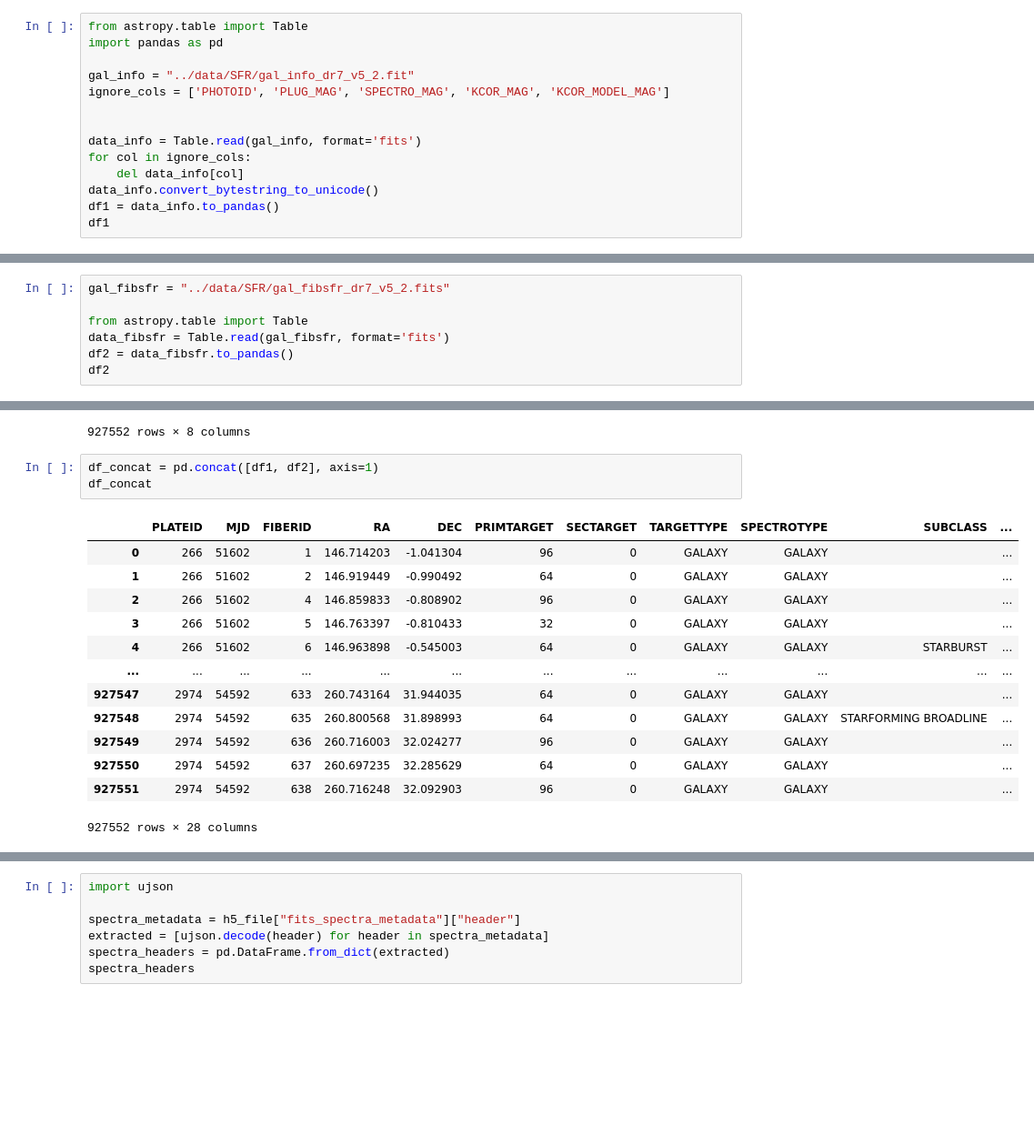
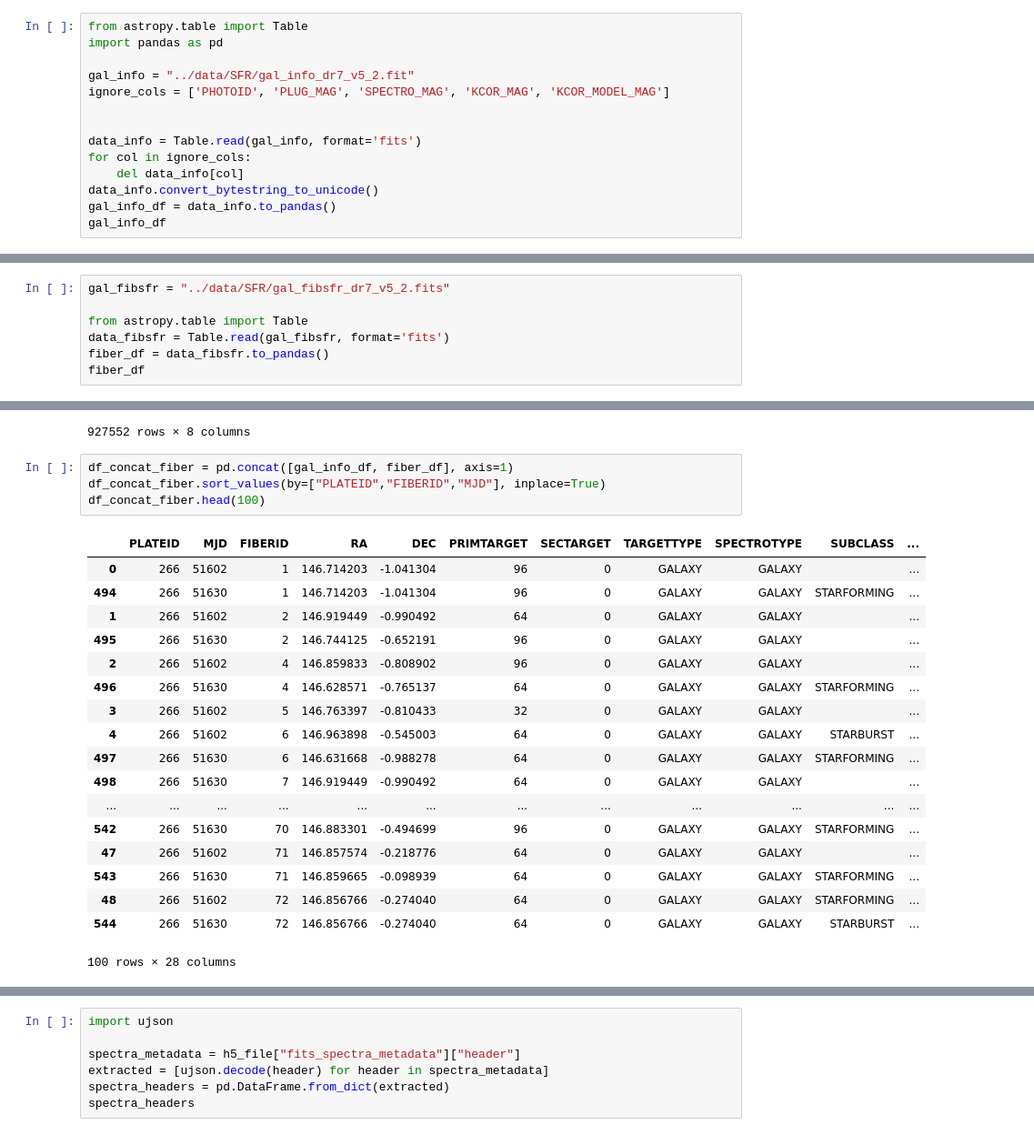
Before and after one commit to nadvornikjiri/HiSS-Cube, a Jupyter notebook: notebooks/SNR tests.ipynb, the cells around one changed output, grey strips where cells are left out. Shown at 91% size. Drawn from its saved outputs; the diff is of its cells as text; blank space fills up the shorter version.

```diff
--- a/notebooks/SNR tests.ipynb
+++ b/notebooks/SNR tests.ipynb
@@ -10,8 +10,8 @@ data_info = Table.read(gal_info, format='fits')
 for col in ignore_cols:
     del data_info[col]
 data_info.convert_bytestring_to_unicode()
-df1 = data_info.to_pandas()
-df1
+gal_info_df = data_info.to_pandas()
+gal_info_df
 # %% [output]
 |  | PLATEID | MJD | FIBERID | RA | DEC | PRIMTARGET | SECTARGET | TARGETTYPE | SPECTROTYPE | SUBCLASS | ... |
 | 0 | 266 | 51602 | 1 | 146.714203 | -1.041304 | 96 | 0 | GALAXY | GALAXY |  | ... |
@@ -31,8 +31,8 @@ gal_fibsfr = "../data/SFR/gal_fibsfr_dr7_v5_2.fits"
 
 from astropy.table import Table
 data_fibsfr = Table.read(gal_fibsfr, format='fits')
-df2 = data_fibsfr.to_pandas()
-df2
+fiber_df = data_fibsfr.to_pandas()
+fiber_df
 # %% [output]
 |  | AVG | ENTROPY | MEDIAN | MODE | P16 | P2P5 | P84 | P97P5 |
 | 0 | -1.543461 | -6.338328 | -1.320937 | -0.90 | -2.706613 | -4.130714 | -0.593553 | 0.022953 |
@@ -48,19 +48,25 @@ df2
 | 927551 | -1.138256 | -6.379399 | -0.978988 | -0.45 | -2.325594 | -3.525856 | -0.128533 | 0.480836 |
 927552 rows × 8 columns
 # %%
-df_concat = pd.concat([df1, df2], axis=1)
-df_concat
+df_concat_fiber = pd.concat([gal_info_df, fiber_df], axis=1)
+df_concat_fiber.sort_values(by=["PLATEID","FIBERID","MJD"], inplace=True)
+df_concat_fiber.head(100)
 # %% [output]
 |  | PLATEID | MJD | FIBERID | RA | DEC | PRIMTARGET | SECTARGET | TARGETTYPE | SPECTROTYPE | SUBCLASS | ... |
 | 0 | 266 | 51602 | 1 | 146.714203 | -1.041304 | 96 | 0 | GALAXY | GALAXY |  | ... |
+| 494 | 266 | 51630 | 1 | 146.714203 | -1.041304 | 96 | 0 | GALAXY | GALAXY | STARFORMING | ... |
 | 1 | 266 | 51602 | 2 | 146.919449 | -0.990492 | 64 | 0 | GALAXY | GALAXY |  | ... |
+| 495 | 266 | 51630 | 2 | 146.744125 | -0.652191 | 96 | 0 | GALAXY | GALAXY |  | ... |
 | 2 | 266 | 51602 | 4 | 146.859833 | -0.808902 | 96 | 0 | GALAXY | GALAXY |  | ... |
+| 496 | 266 | 51630 | 4 | 146.628571 | -0.765137 | 64 | 0 | GALAXY | GALAXY | STARFORMING | ... |
 | 3 | 266 | 51602 | 5 | 146.763397 | -0.810433 | 32 | 0 | GALAXY | GALAXY |  | ... |
 | 4 | 266 | 51602 | 6 | 146.963898 | -0.545003 | 64 | 0 | GALAXY | GALAXY | STARBURST | ... |
+| 497 | 266 | 51630 | 6 | 146.631668 | -0.988278 | 64 | 0 | GALAXY | GALAXY | STARFORMING | ... |
+| 498 | 266 | 51630 | 7 | 146.919449 | -0.990492 | 64 | 0 | GALAXY | GALAXY |  | ... |
 | ... | ... | ... | ... | ... | ... | ... | ... | ... | ... | ... | ... |
-| 927547 | 2974 | 54592 | 633 | 260.743164 | 31.944035 | 64 | 0 | GALAXY | GALAXY |  | ... |
-| 927548 | 2974 | 54592 | 635 | 260.800568 | 31.898993 | 64 | 0 | GALAXY | GALAXY | STARFORMING BROADLINE | ... |
-| 927549 | 2974 | 54592 | 636 | 260.716003 | 32.024277 | 96 | 0 | GALAXY | GALAXY |  | ... |
-| 927550 | 2974 | 54592 | 637 | 260.697235 | 32.285629 | 64 | 0 | GALAXY | GALAXY |  | ... |
-| 927551 | 2974 | 54592 | 638 | 260.716248 | 32.092903 | 96 | 0 | GALAXY | GALAXY |  | ... |
+| 542 | 266 | 51630 | 70 | 146.883301 | -0.494699 | 96 | 0 | GALAXY | GALAXY | STARFORMING | ... |
+| 47 | 266 | 51602 | 71 | 146.857574 | -0.218776 | 64 | 0 | GALAXY | GALAXY |  | ... |
+| 543 | 266 | 51630 | 71 | 146.859665 | -0.098939 | 64 | 0 | GALAXY | GALAXY | STARFORMING | ... |
+| 48 | 266 | 51602 | 72 | 146.856766 | -0.274040 | 64 | 0 | GALAXY | GALAXY | STARFORMING | ... |
+| 544 | 266 | 51630 | 72 | 146.856766 | -0.274040 | 64 | 0 | GALAXY | GALAXY | STARBURST | ... |
-927552 rows × 28 columns
+100 rows × 28 columns
```
Also changed, not shown: parts of 6 cells of this notebook, 11 other files.
